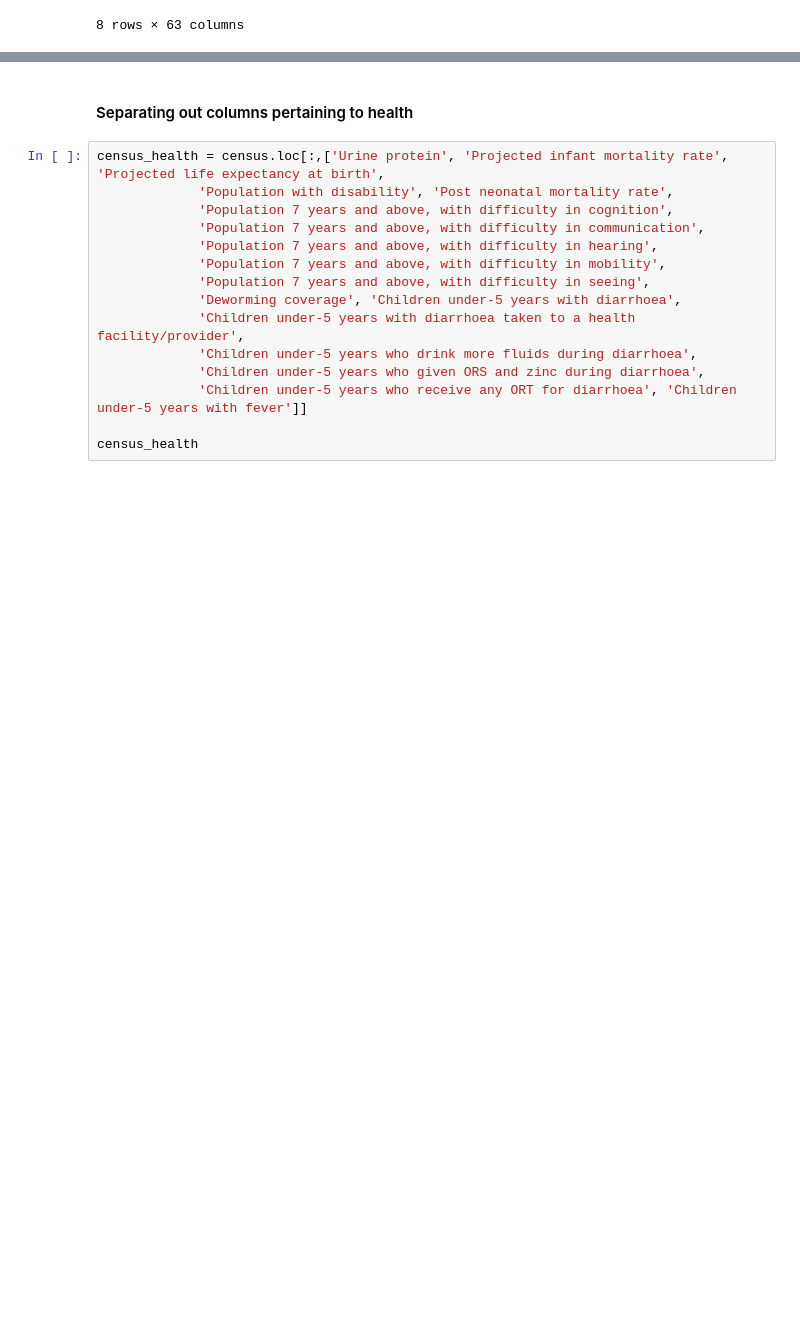
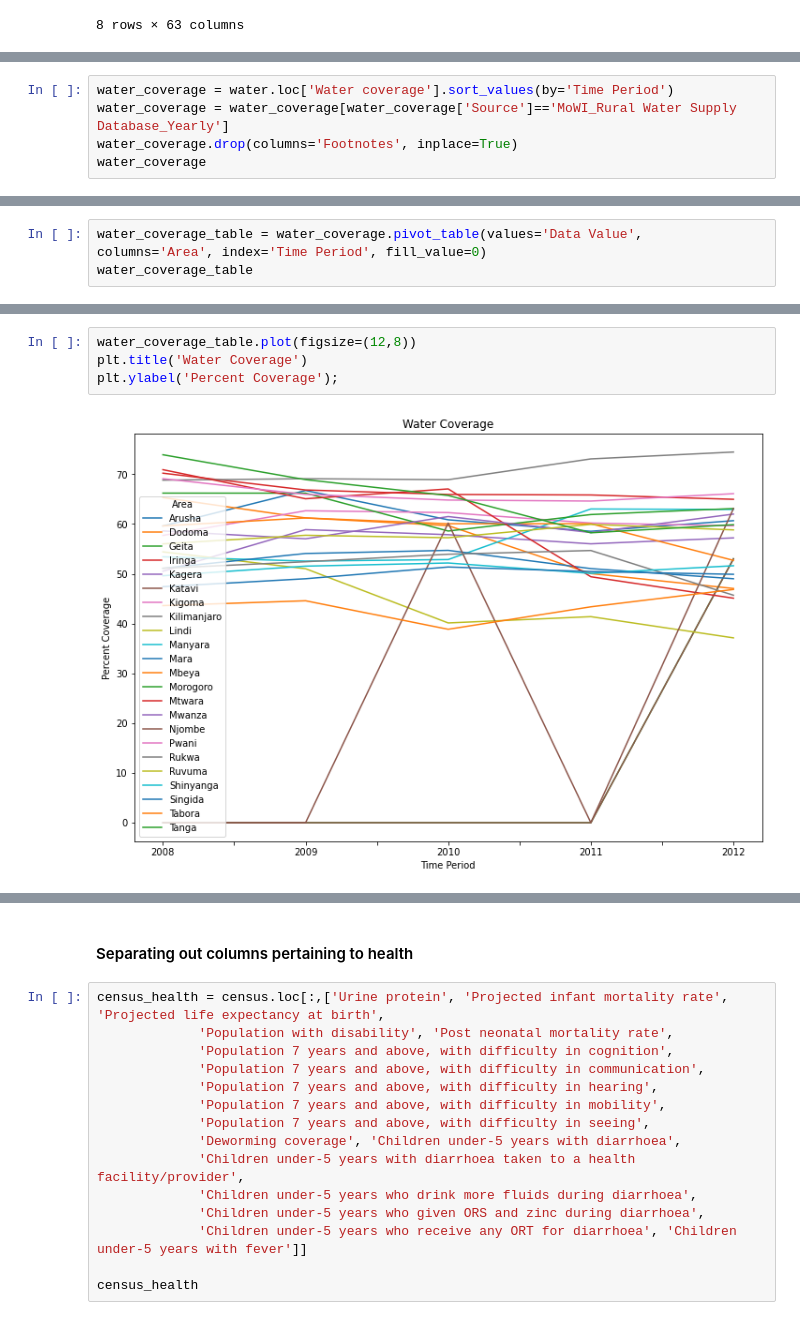
Before and after one commit to kalebts/Tanzania-Group-Project, a Jupyter notebook: Jackie.ipynb, the cells around one changed output, grey strips where cells are left out. Drawn from its saved outputs; the diff is of its cells as text; blank space fills up the shorter version.

```diff
--- a/Jackie.ipynb
+++ b/Jackie.ipynb
@@ -453,0 +537,5 @@ census_water
+# %%
+water_coverage = water.loc['Water coverage'].sort_values(by='Time Period')
+water_coverage = water_coverage[water_coverage['Source']=='MoWI_Rural Water Supply Database_Yearly']
+water_coverage.drop(columns='Footnotes', inplace=True)
+water_coverage
@@ -453,0 +557,3 @@ census_water
+# %%
+water_coverage_table = water_coverage.pivot_table(values='Data Value', columns='Area', index='Time Period', fill_value=0)
+water_coverage_table
@@ -453,0 +569,6 @@ census_water
+# %%
+water_coverage_table.plot(figsize=(12,8))
+plt.title('Water Coverage')
+plt.ylabel('Percent Coverage');
+# %% [output]
+[figure, added]
```
Also changed, not shown: parts of 25 cells of this notebook, 8 other files.
